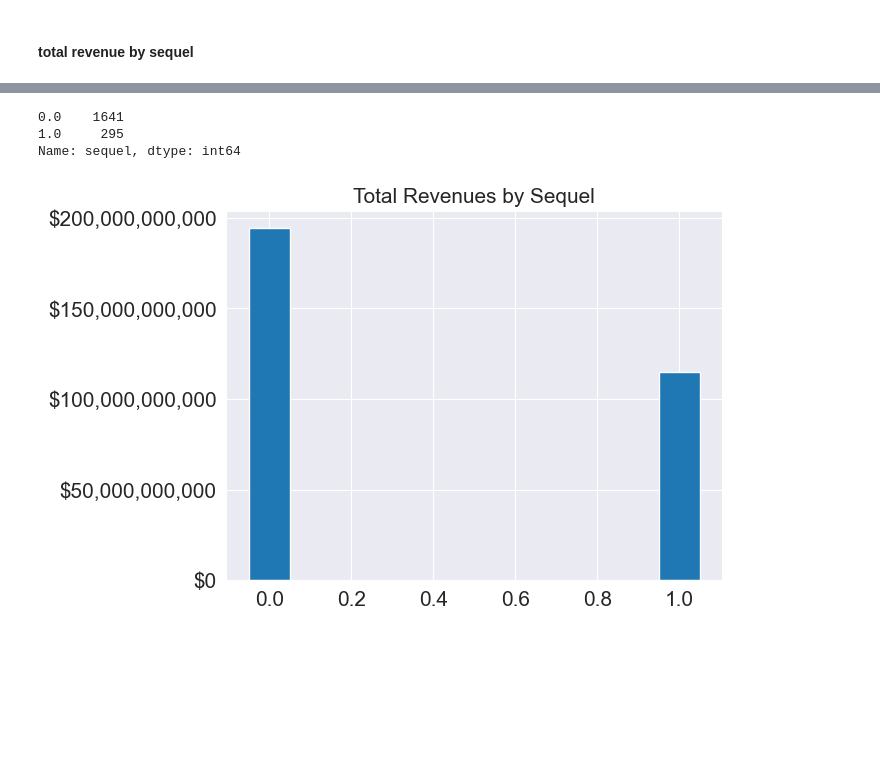
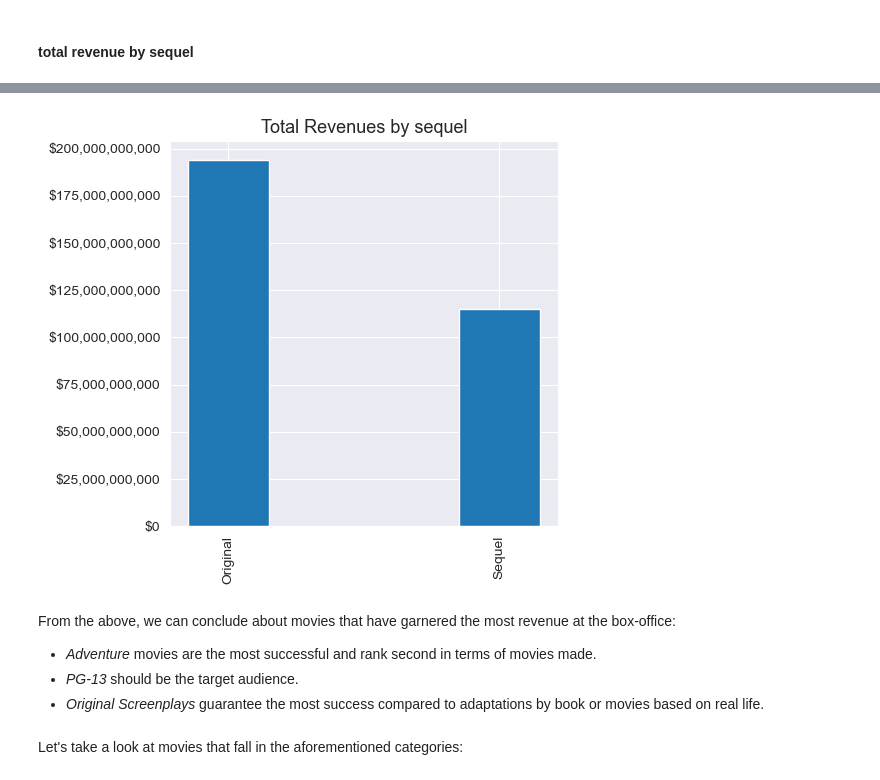
Before and after one commit to rahulakrish/movie_studio_recommendation, a Jupyter notebook: notebook.ipynb, the cells around one changed output, grey strips where cells are left out. Saved outputs shown, nothing was run; the diff lists cells and outputs as text; code cells hidden in the pictures; blank space fills up the shorter version.

```diff
--- a/notebook.ipynb
+++ b/notebook.ipynb
@@ -610,27 +623,11 @@ df.head()
-# %%
-df['sequel'].value_counts()
-# %% [output]
-0.0    1641
-1.0     295
-Name: sequel, dtype: int64
-# %%
-#group revenue by genres
-sequel_df = df.groupby(df['sequel']).sum()
-
-#sort in descending order for easy viz
-sequel_df.sort_values(by=['total_revenue'],inplace=True,ascending=False)
-
-#plotting
-fig,ax = plt.subplots()
-# to get the dollar sign
-ax.yaxis.set_major_formatter('${x:1.2f}')
-#to get the comma
-fmt = '${x:,.0f}'
-tick = mtick.StrMethodFormatter(fmt)
-ax.yaxis.set_major_formatter(tick)
-#plotting data
-ax.bar(x=sequel_df.index,height=sequel_df['total_revenue'],width=0.1);
-ax.tick_params(axis='both',labelsize=15)
-ax.set_title('Total Revenues by Sequel',{'fontsize':15});
-# %% [output]
-[figure, removed]
+# %%
+total_revenue('sequel')
+# %% [output]
+[figure, added]
+# %% [markdown]
+From the above, we can conclude about movies that have garnered the most revenue at the box-office:
+- *Adventure* movies are the most successful and rank second in terms of movies made.
+- *PG-13* should be the target audience.
+- *Original Screenplays* guarantee the most success compared to adaptations by book or movies based on real life.
+# %% [markdown]
+Let's take a look at movies that fall in the aforementioned categories:
```
Also changed, not shown: parts of 13 cells of this notebook.
